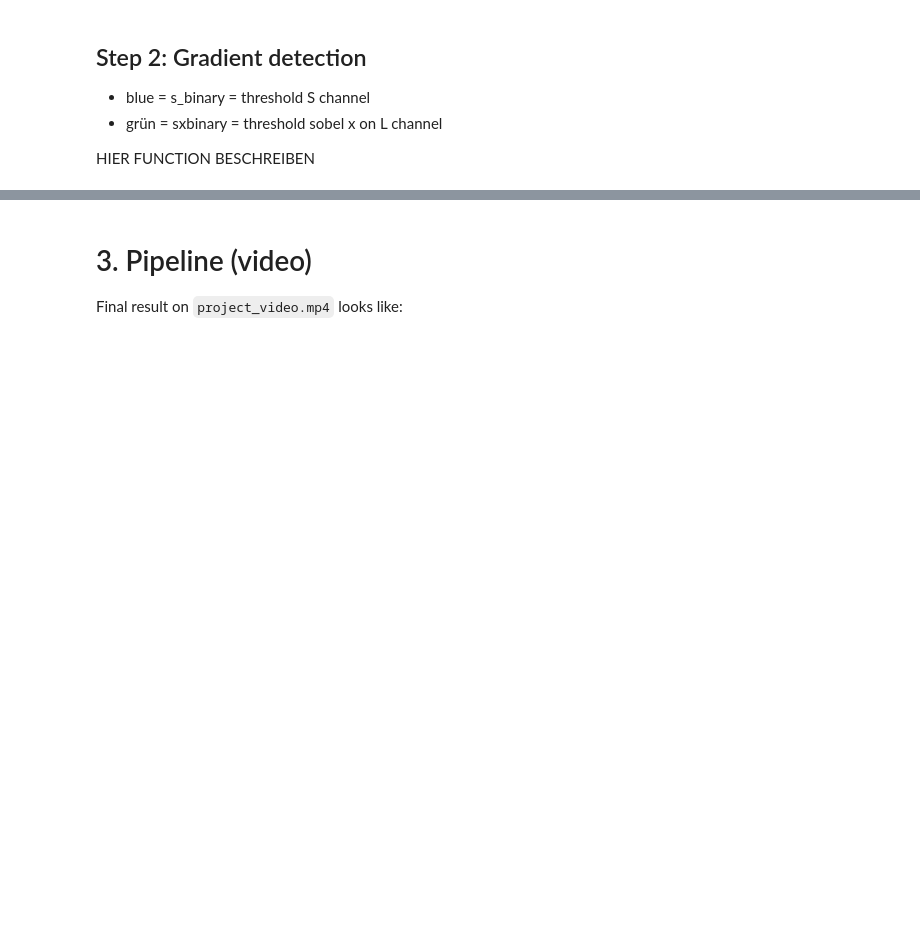
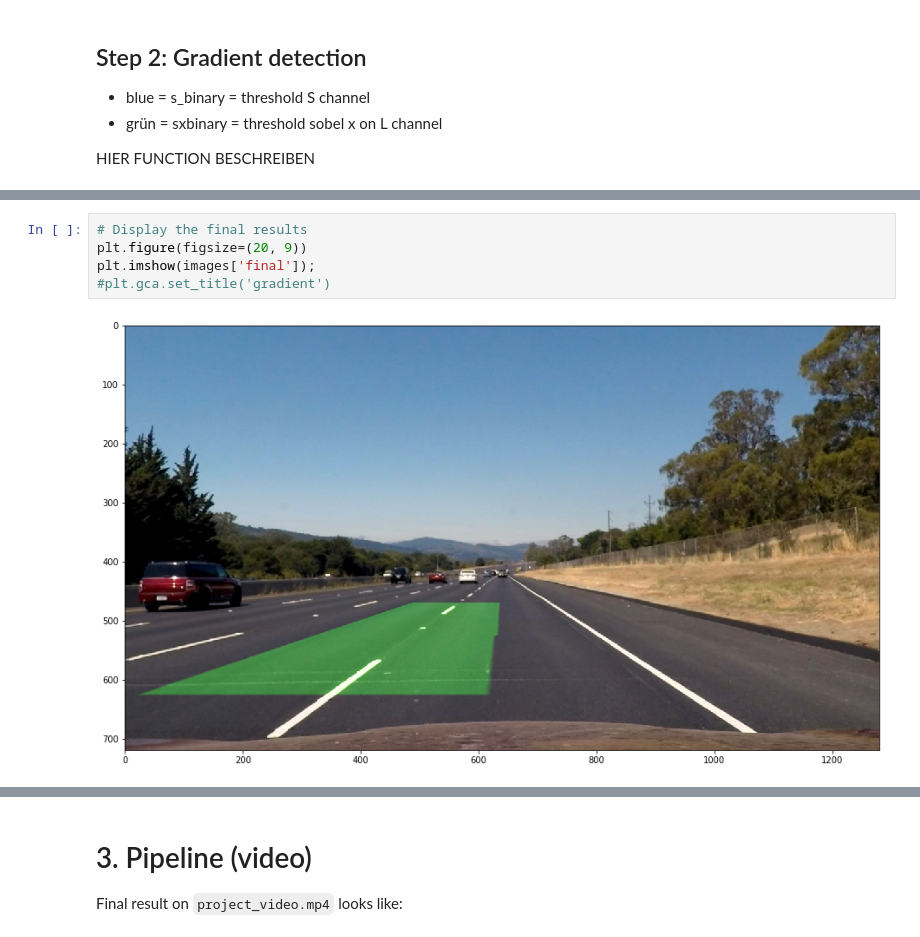
Before and after one commit to tw00/CarND-Advanced-Lane-Lines, a Jupyter notebook: writeup_tw.ipynb, the cells around one changed output, grey strips where cells are left out. Drawn from its saved outputs; the diff is of its cells as text; blank space fills up the shorter version.

```diff
--- a/writeup_tw.ipynb
+++ b/writeup_tw.ipynb
@@ -162 +202,8 @@ plt.show()
+# %%
+# Display the final results
+plt.figure(figsize=(20, 9))
+plt.imshow(images['final']);
+#plt.gca.set_title('gradient')
+# %% [output]
+[figure, added]
 # %% [markdown]
```
Also changed, not shown: parts of 9 cells of this notebook, 5 other files.
